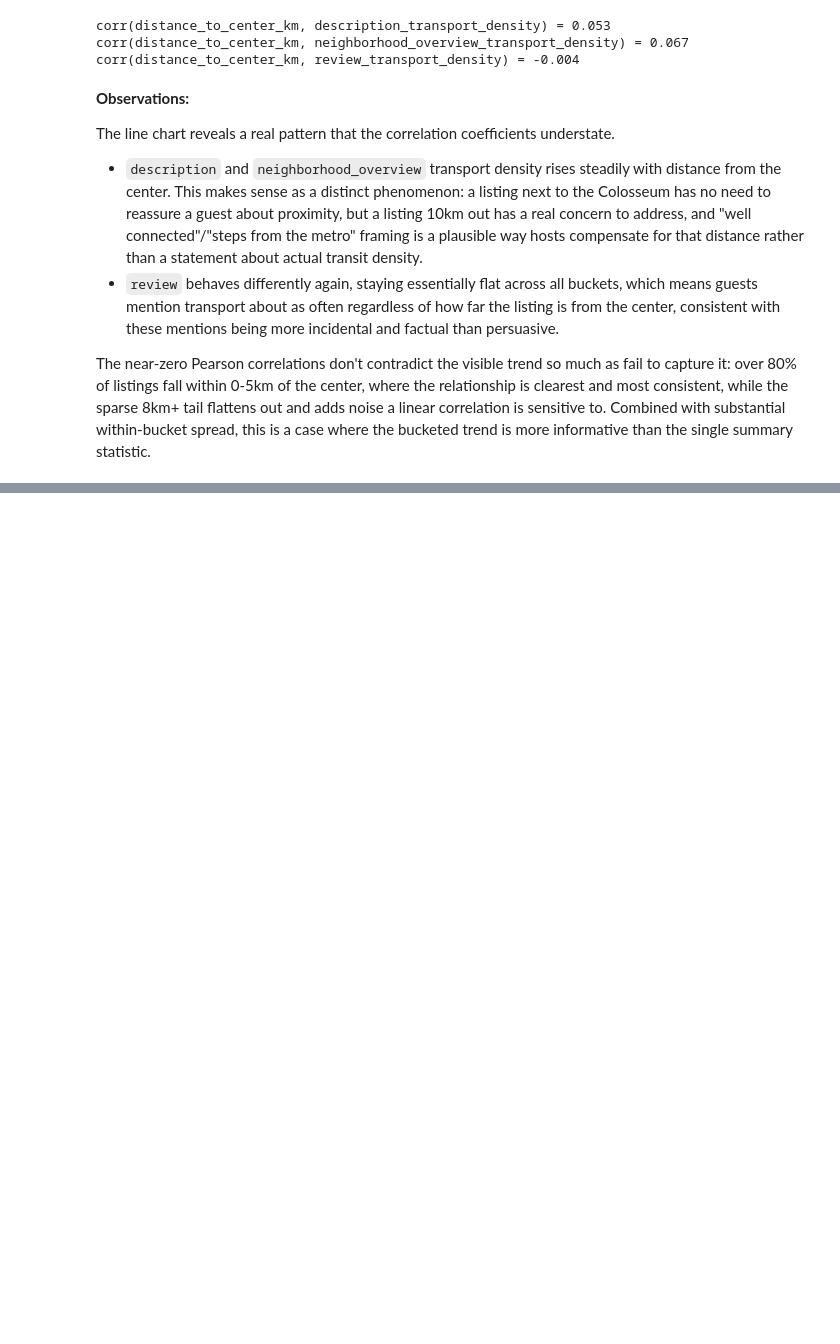
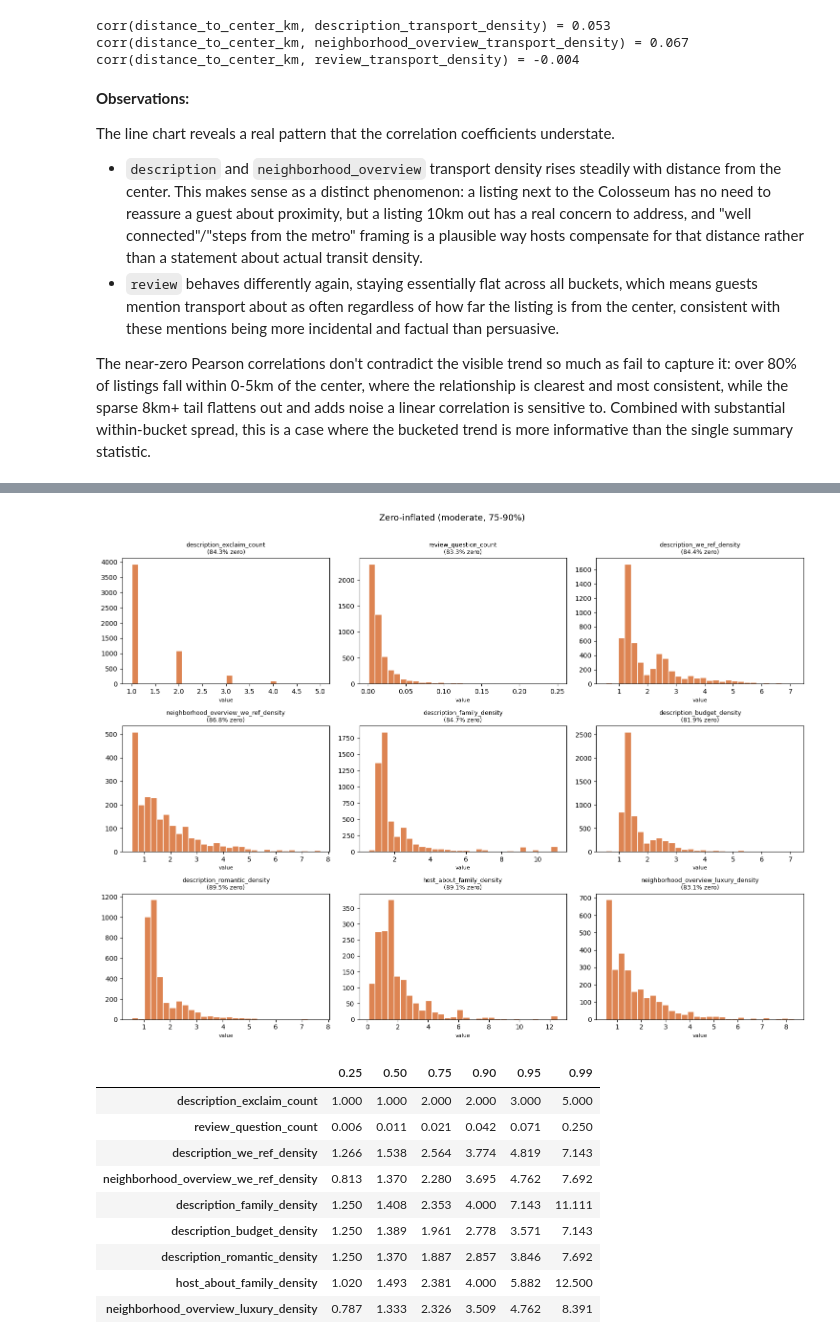
Before and after one commit to pln6/airbnb-market-segmentation-analysis, a Jupyter notebook: notebooks/02_feature_engineering.ipynb, the cells around one changed output, grey strips where cells are left out. Saved outputs shown, nothing was run; the diff lists cells and outputs as text; code cells hidden in the pictures; blank space fills up the shorter version.

```diff
--- a/notebooks/02_feature_engineering.ipynb
+++ b/notebooks/02_feature_engineering.ipynb
@@ -3345,0 +3474,34 @@ The near-zero Pearson correlations don't contradict the visible trend so much as
+# %%
+# visualization of the "moderate" group
+fig, axes = plt.subplots(3, 3, figsize=(15, 11))
+axes = axes.flatten()
+
+for ax, col in zip(axes, zero_inflated_moderate):
+    data = listings_clean[col].dropna()
+    nonzero = data[data > 0]
+    upper = nonzero.quantile(0.99) if len(nonzero) else 0
+    ax.hist(nonzero[nonzero <= upper], bins=30, color='#dd8452', edgecolor='white')
+    ax.set_title(f'{col}\n({feature_audit.set_index("column").loc[col, "pct_zero"]}% zero)', fontsize=9)
+    ax.set_xlabel('value', fontsize=8)
+
+plt.suptitle('Zero-inflated (moderate, 75-90%)', fontsize=13, y=1.01)
+plt.tight_layout()
+plt.show()
+
+quantile_table = pd.DataFrame({
+    col: listings_clean.loc[listings_clean[col] > 0, col].quantile([0.25, 0.5, 0.75, 0.9, 0.95, 0.99])
+    for col in zero_inflated_moderate
+}).T
+display(quantile_table.round(3))
+# %% [output]
+[figure, added]
+|  | 0.25 | 0.50 | 0.75 | 0.90 | 0.95 | 0.99 |
+| description_exclaim_count | 1.000 | 1.000 | 2.000 | 2.000 | 3.000 | 5.000 |
+| review_question_count | 0.006 | 0.011 | 0.021 | 0.042 | 0.071 | 0.250 |
+| description_we_ref_density | 1.266 | 1.538 | 2.564 | 3.774 | 4.819 | 7.143 |
+| neighborhood_overview_we_ref_density | 0.813 | 1.370 | 2.280 | 3.695 | 4.762 | 7.692 |
+| description_family_density | 1.250 | 1.408 | 2.353 | 4.000 | 7.143 | 11.111 |
+| description_budget_density | 1.250 | 1.389 | 1.961 | 2.778 | 3.571 | 7.143 |
+| description_romantic_density | 1.250 | 1.370 | 1.887 | 2.857 | 3.846 | 7.692 |
+| host_about_family_density | 1.020 | 1.493 | 2.381 | 4.000 | 5.882 | 12.500 |
+| neighborhood_overview_luxury_density | 0.787 | 1.333 | 2.326 | 3.509 | 4.762 | 8.391 |
```
Also changed, not shown: parts of 23 cells of this notebook.
